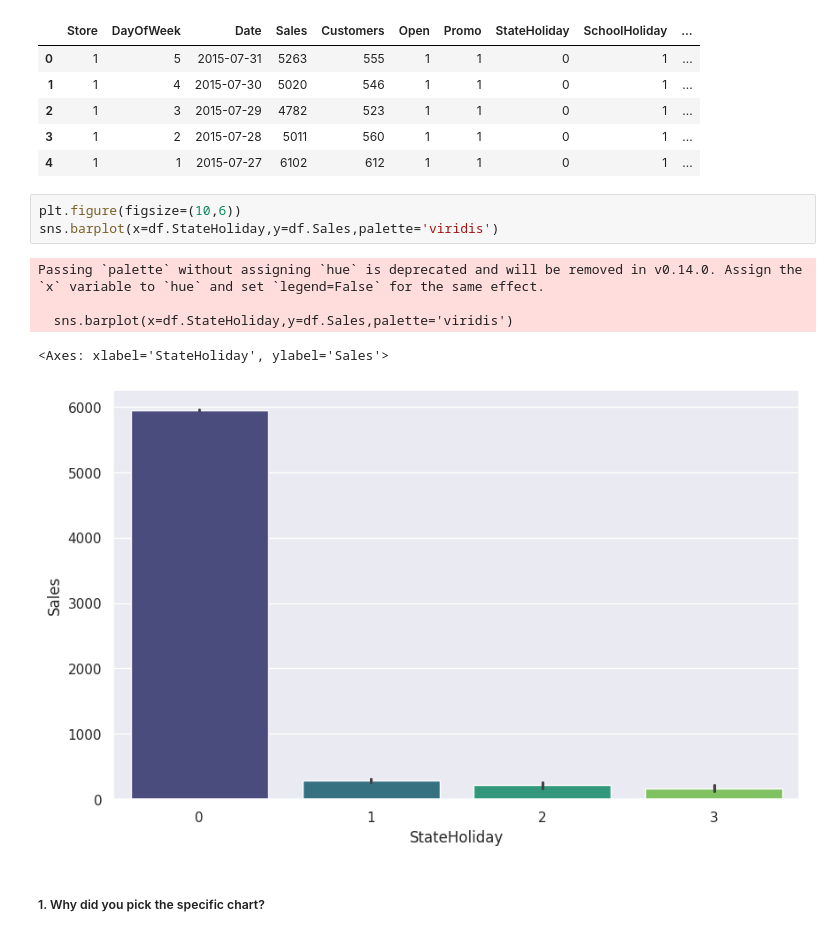
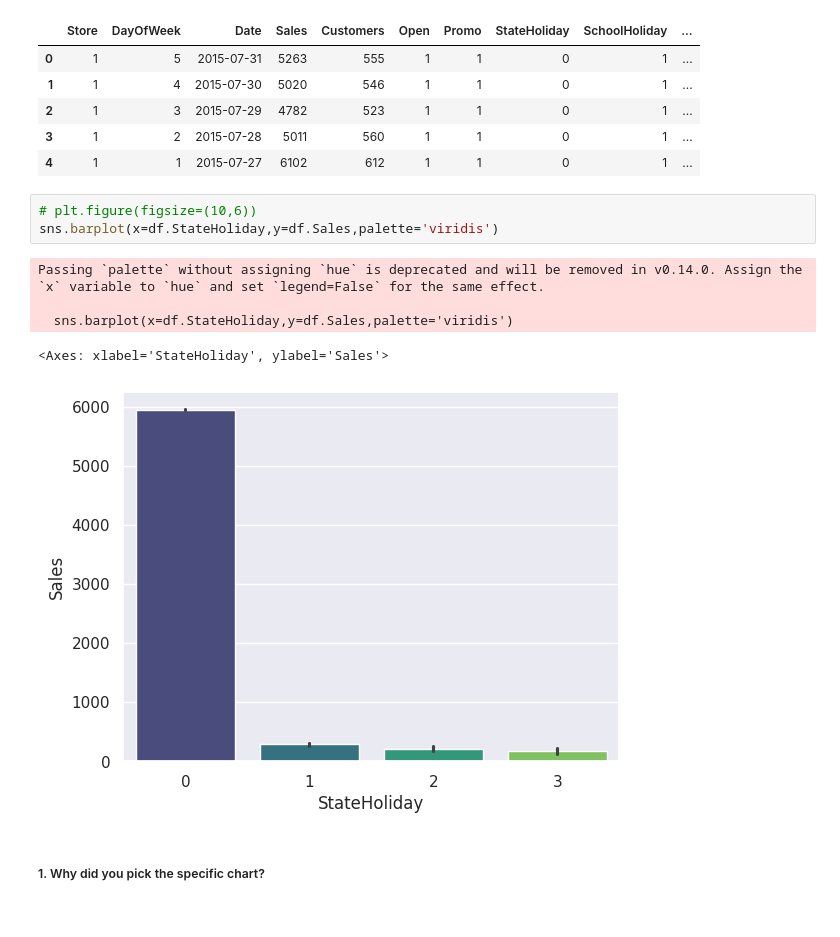
Before and after one commit to adityapatil4141/Retail-Store-Prediction, a Jupyter notebook: Retail_Sales_Prediction.ipynb, the cells around one changed output. Drawn from its saved outputs; the diff is of its cells as text.

```diff
--- a/Retail_Sales_Prediction.ipynb
+++ b/Retail_Sales_Prediction.ipynb
@@ -822,14 +819,14 @@ df.head()
 | 3 | 1 | 2 | 2015-07-28 | 5011 | 560 | 1 | 1 | 0 | 1 | ... |
 | 4 | 1 | 1 | 2015-07-27 | 6102 | 612 | 1 | 1 | 0 | 1 | ... |
 # %%
-plt.figure(figsize=(10,6))
+# plt.figure(figsize=(10,6))
 sns.barplot(x=df.StateHoliday,y=df.Sales,palette='viridis')
 # %% [output]
 Passing `palette` without assigning `hue` is deprecated and will be removed in v0.14.0. Assign the `x` variable to `hue` and set `legend=False` for the same effect.
 
   sns.barplot(x=df.StateHoliday,y=df.Sales,palette='viridis')
 <Axes: xlabel='StateHoliday', ylabel='Sales'>
-[figure, old version]
+[figure, new version]
 # %% [markdown]
 ##### 1. Why did you pick the specific chart?
 # %% [markdown]
```
Also changed, not shown: parts of 181 cells of this notebook.
